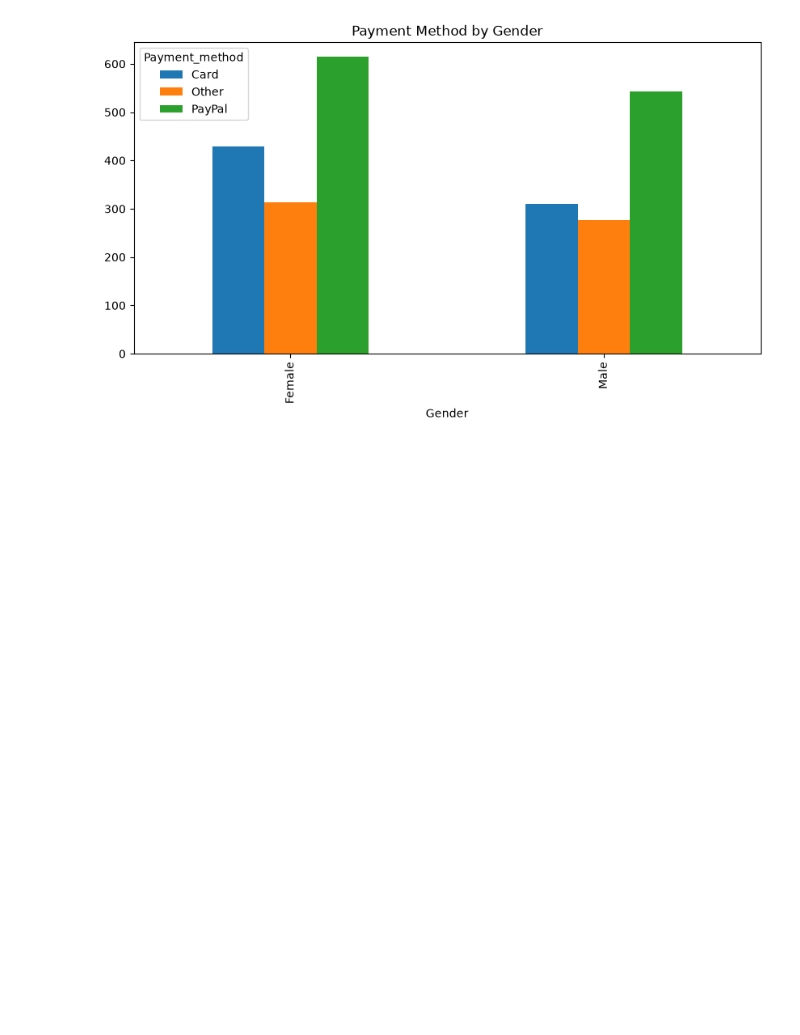
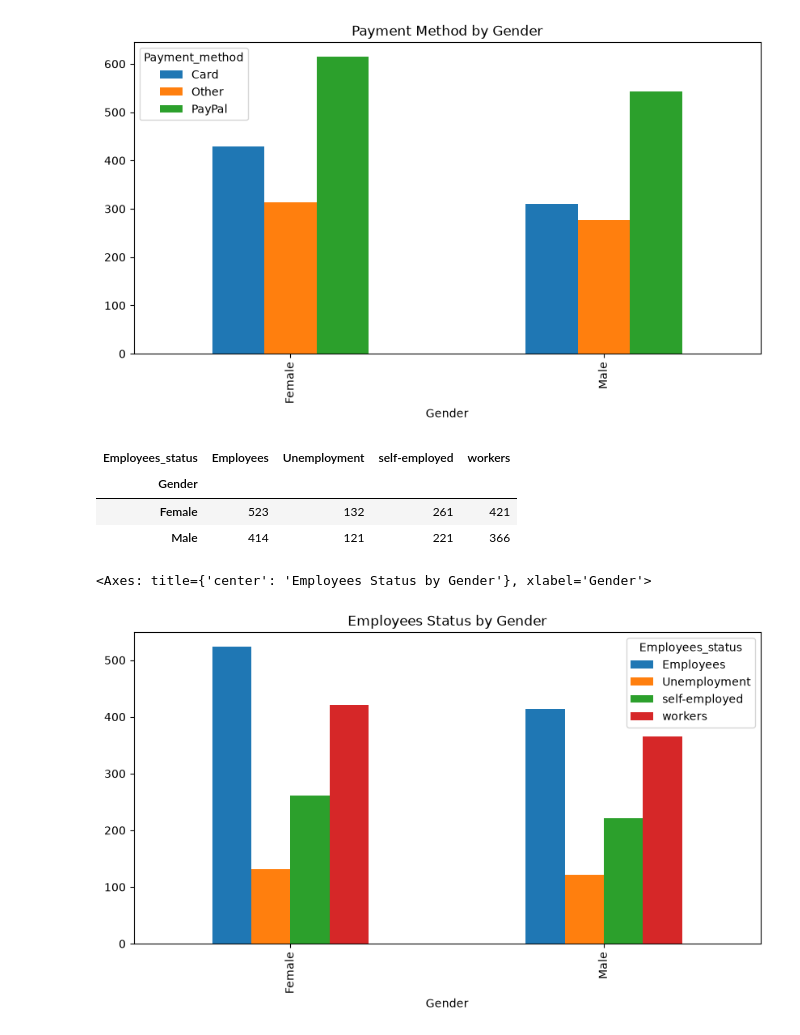
Before and after one commit to Anticoder03/anudeep-traning, a Jupyter notebook: practice/data_analysis/customer.ipynb, the cells around one changed output. Drawn from its saved outputs; the diff is of its cells as text; code cells hidden in the pictures; blank space fills up the shorter version.

Commit message:
added crosstab bar charts

```diff
--- a/practice/data_analysis/customer.ipynb
+++ b/practice/data_analysis/customer.ipynb
@@ -163,0 +167,14 @@ df_crosstab.plot(kind='bar', figsize=(10, 5), title='Payment Method by Gender')
+# %%
+cross_tab = pd.crosstab(df['Gender'], df['Employees_status'])
+cross_tab
+# %% [output]
+| Employees_status | Employees | Unemployment | self-employed | workers |
+| Gender |  |  |  |  |
+| Female | 523 | 132 | 261 | 421 |
+| Male | 414 | 121 | 221 | 366 |
+# %%
+# ploting chart
+cross_tab.plot(kind='bar', figsize=(10, 5), title='Employees Status by Gender')
+# %% [output]
+<Axes: title={'center': 'Employees Status by Gender'}, xlabel='Gender'>
+[figure, added]
```
Also changed, not shown: parts of 4 cells of this notebook.
